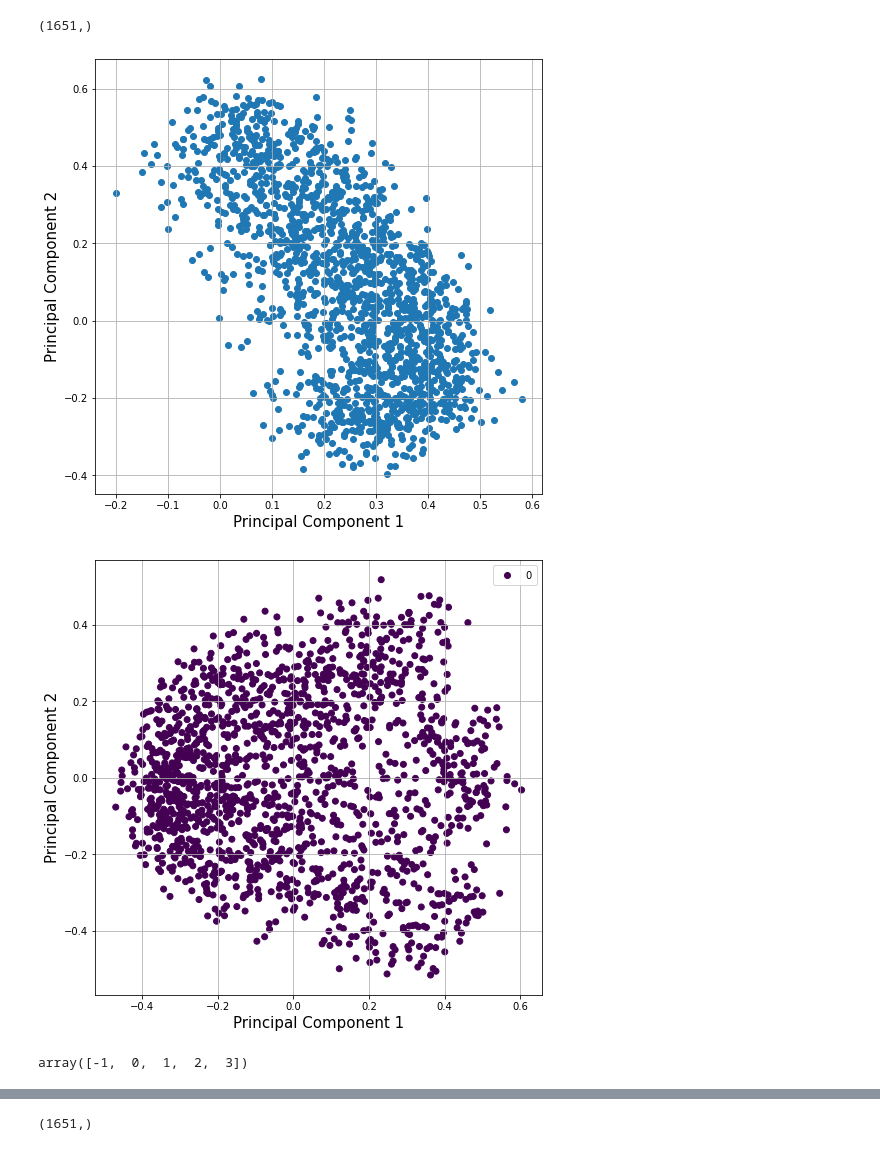
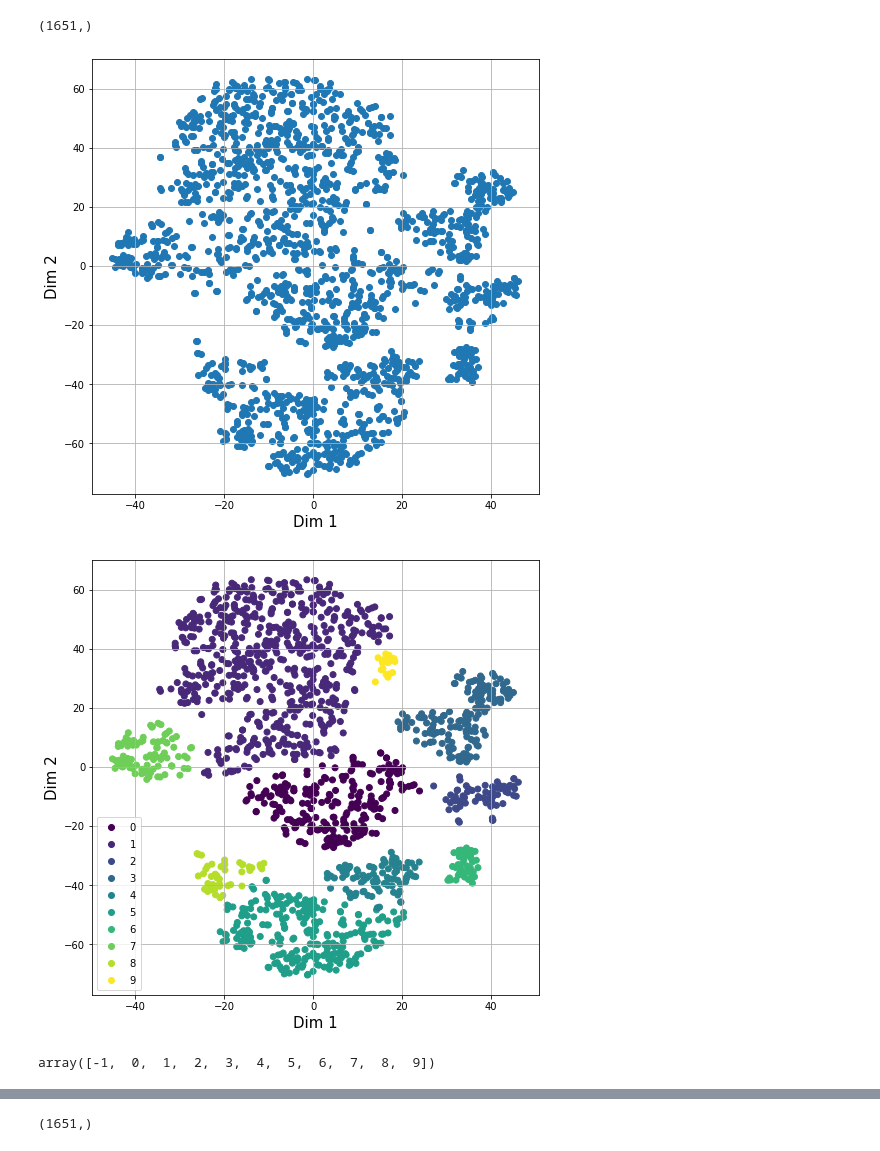
Before and after one commit to yemyemyem/sempix20, a Jupyter notebook: notebooks/joint_space_analysis.ipynb, the cells around one changed output, grey strips where cells are left out. Drawn from its saved outputs; the diff is of its cells as text; code cells hidden in the pictures.

```diff
--- a/notebooks/joint_space_analysis.ipynb
+++ b/notebooks/joint_space_analysis.ipynb
@@ -70,18 +70,16 @@ for i, image in enumerate(tqdm(images)):
     img_vecs[i] = img_vec.to("cpu").detach().numpy()
 # %%
 from sklearn.decomposition import PCA, TruncatedSVD
+from sklearn.manifold import TSNE
 
-cap_pca = PCA(n_components=2)
-cap_pca.fit(cap_vecs)
+#cap_pca = PCA(n_components=2)
+#cap_svd = TruncatedSVD(n_components=2, algorithm="arpack")
+cap_sne = TSNE(n_components=2, random_state=0)
+#img_pca = PCA(n_components=2)
+img_sne = TSNE(n_components=2, random_state=42)
 
-cap_svd = TruncatedSVD(n_components=2, algorithm="arpack")
-cap_svd.fit(cap_vecs)
-
-img_pca = PCA(n_components=2)
-img_pca.fit(img_vecs)
-
-cap_data = cap_svd.transform(cap_vecs)
-img_data = img_pca.transform(img_vecs)
+cap_data = cap_sne.fit_transform(cap_vecs)
+img_data = img_sne.fit_transform(img_vecs)
 # %%
 X1 = cap_data[:,0]
 print(X1.shape)
@@ -95,36 +93,37 @@ import matplotlib.pyplot as plt
 
 fig = plt.figure(figsize = (8,8))
 ax = fig.add_subplot(1,1,1)
-ax.set_xlabel('Principal Component 1', fontsize = 15)
-ax.set_ylabel('Principal Component 2', fontsize = 15)
+ax.set_xlabel('Dim 1', fontsize = 15)
+ax.set_ylabel('Dim 2', fontsize = 15)
 ax.scatter(X1,X2)
 ax.grid()
 # %% [output]
-[figure, old version]
+[figure, new version]
 # %%
 from sklearn.cluster import DBSCAN, OPTICS, KMeans
 from sklearn.cluster import AgglomerativeClustering
-clustering = DBSCAN(eps=0.1, min_samples=32).fit(cap_data)
+clustering = DBSCAN(eps=5, min_samples=16).fit(cap_data)
 
 #clustering = AgglomerativeClustering().fit(data)
-#clustering = OPTICS(min_samples=16).fit(cap_data)
+#clustering = OPTICS(min_samples=6).fit(cap_data)
 #clustering = KMeans(n_clusters=8).fit(data)
 l = clustering.labels_
 # %%
 fig = plt.figure(figsize = (8,8))
 ax = fig.add_subplot(1,1,1)
 p = (l!=-1)
-ax.set_xlabel('Principal Component 1', fontsize = 15)
-ax.set_ylabel('Principal Component 2', fontsize = 15)
+ax.set_xlabel('Dim 1', fontsize = 15)
+ax.set_ylabel('Dim 2', fontsize = 15)
 scatter = ax.scatter(X1[p],X2[p],c = l[p])
 legend1 = ax.legend(*scatter.legend_elements())
 ax.grid()
+plt.savefig("quickmafs.png")
 # %% [output]
-[figure, old version]
+[figure, new version]
 # %%
 np.unique(l)
 # %% [output]
-array([-1,  0,  1,  2,  3])
+array([-1,  0,  1,  2,  3,  4,  5,  6,  7,  8,  9])
 # %%
 import spacy
 spacy = spacy.load("en")
```
Also changed, not shown: parts of 5 cells of this notebook.
